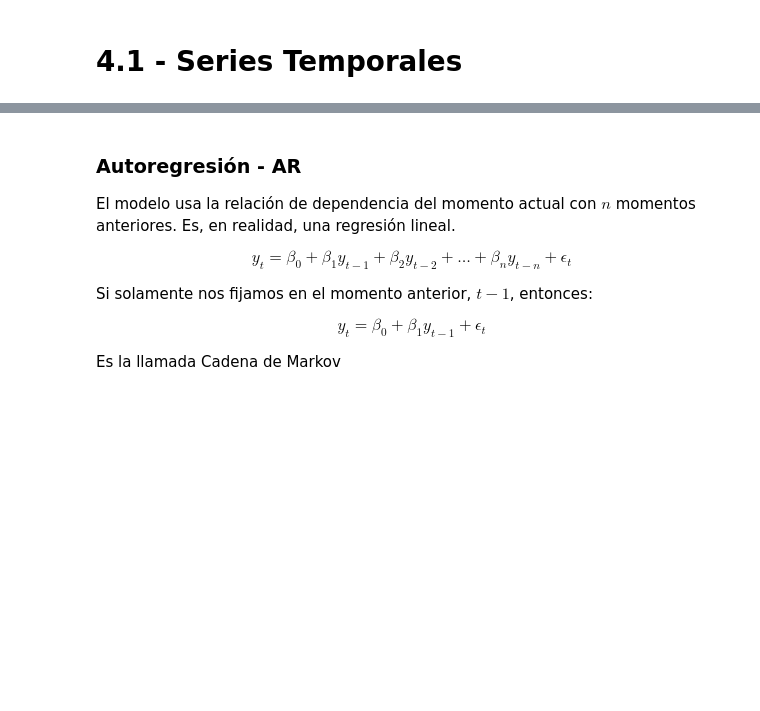
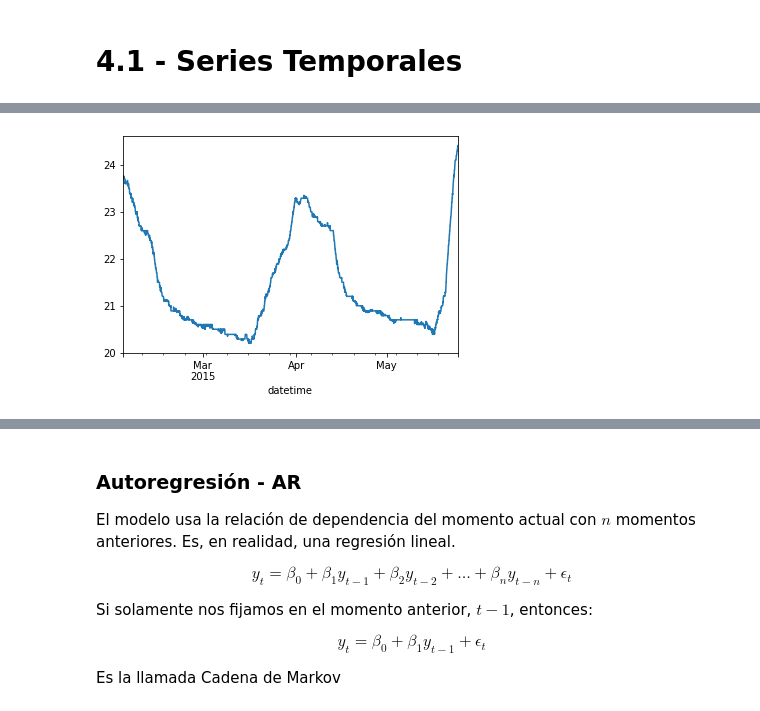
Before and after one commit to Ironhack-Data-Madrid-Abril-2021/Material_Clase, a Jupyter notebook: semana_5/4.1 - Series Temporales.ipynb, the cells around one changed output, grey strips where cells are left out. Saved outputs shown, nothing was run; the diff lists cells and outputs as text; code cells hidden in the pictures; blank space fills up the shorter version.

```diff
--- a/semana_5/4.1 - Series Temporales.ipynb
+++ b/semana_5/4.1 - Series Temporales.ipynb
@@ -2,0 +90,4 @@
+# %%
+df.Temperature.plot();
+# %% [output]
+[figure, added]
```
Also changed, not shown: parts of 44 cells of this notebook.
